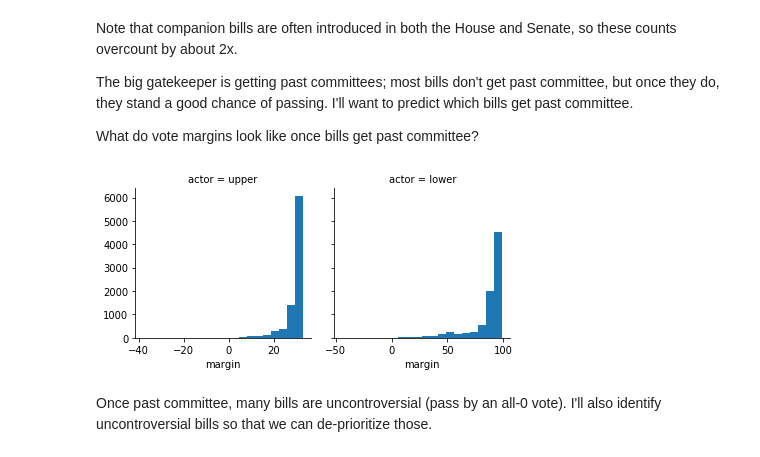
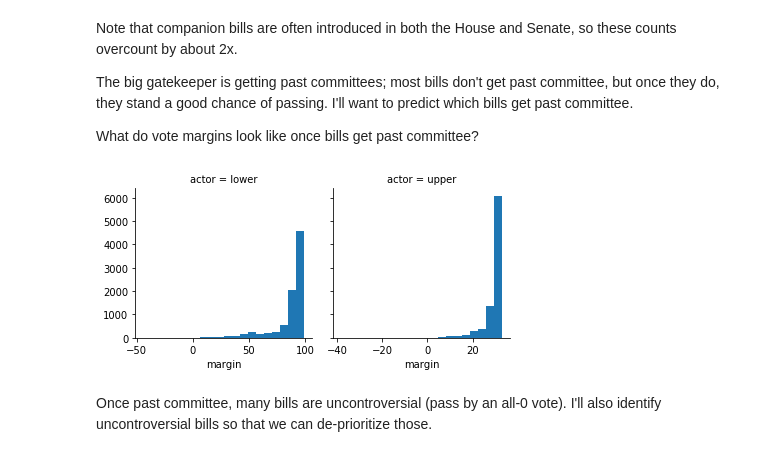
Before and after one commit to alexander-poon/represent, a Jupyter notebook: notebooks/taxonomy.ipynb, the cells around one changed output. Drawn from its saved outputs; the diff is of its cells as text; code cells hidden in the pictures.

Commit message:
use bulk downloads for historical data

```diff
--- a/notebooks/taxonomy.ipynb
+++ b/notebooks/taxonomy.ipynb
@@ -133,10 +142,10 @@ In Tennessee, a bill goes through the following [steps](http://www.capitol.tn.go
 
 We can observe whether bills make it through each of these steps.
 # %%
-actions = pd.read_csv('../data/actions.csv')
+actions = pd.read_csv('../data/tn_bill_actions.csv')
 
-actions.drop_duplicates(['action', 'actor', 'date', 'session', 'bill_id'], inplace = True)
-actions['action'].fillna('', inplace = True)
+actions.drop_duplicates(['action', 'actor', 'date', 'session', 'bill_id'], inplace=True)
+actions['action'].fillna('', inplace=True)
 
 actions.head(10)
 # %% [output]
@@ -204,13 +214,16 @@ The big gatekeeper is getting past committees; most bills don't get past committ
 
 What do vote margins look like once bills get past committee?
 # %%
+actions['ayes'] = pd.to_numeric(actions['action'].str.extract('Ayes ([0-9]+)', expand=False))
+actions['nays'] = pd.to_numeric(actions['action'].str.extract('Nays ([0-9]+)', expand=False))
+
 margin = actions.query('action.str.contains("Failed to pass H.|Failed to pass Senate|Passed H.|Passed Senate|Passed S.")', engine = 'python') \
-    .assign(margin = actions['ayes'] - actions['nays'])
+    .assign(margin=actions['ayes'] - actions['nays'])
 
-g = sns.FacetGrid(margin, col = "actor", sharex = False)
-g = g.map(plt.hist, "margin", bins = 20)
+g = sns.FacetGrid(margin, col='actor', sharex=False)
+g = g.map(plt.hist, 'margin', bins=20)
 # %% [output]
-[figure, old version]
+[figure, new version]
 # %% [markdown]
 Once past committee, many bills are uncontroversial (pass by an all-0 vote). I'll also identify uncontroversial bills so that we can de-prioritize those.
 # %%
```
Also changed, not shown: parts of 27 cells of this notebook, 1 other file.
